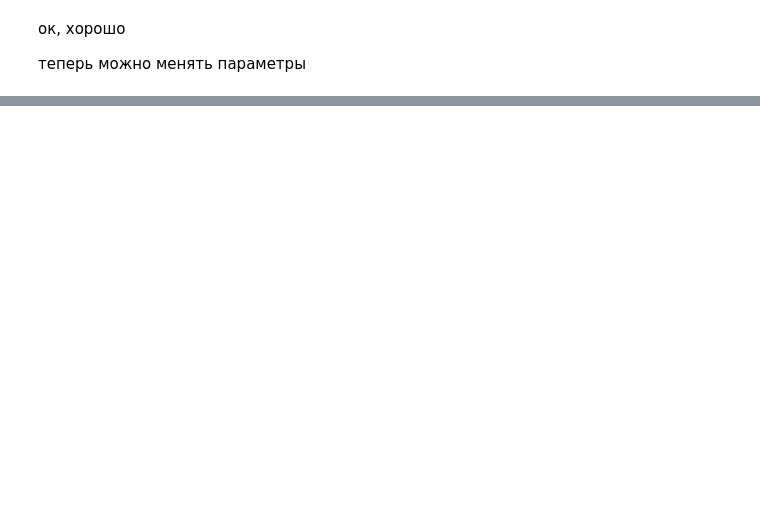
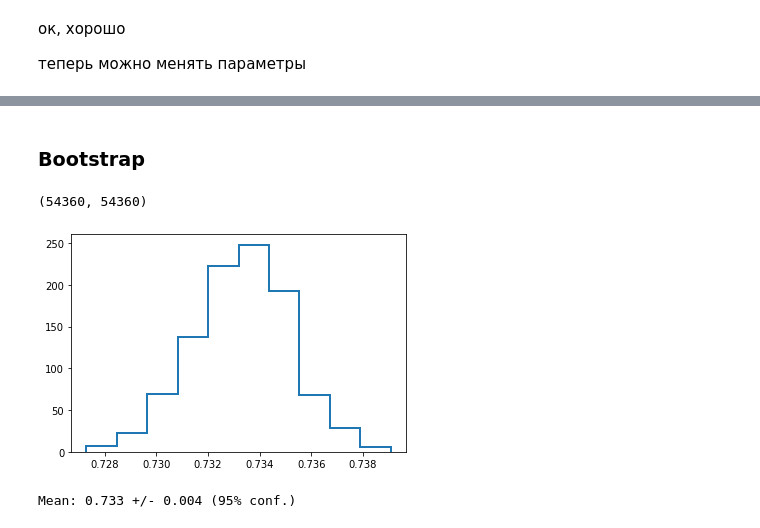
Before and after one commit to comptechaug/textaug, a Jupyter notebook: notebooks/Word2Vec/Word2Vec_Line.ipynb, the cells around one changed output, grey strips where cells are left out. Drawn from its saved outputs; the diff is of its cells as text; code cells hidden in the pictures; blank space fills up the shorter version.

```diff
--- a/notebooks/Word2Vec/Word2Vec_Line.ipynb
+++ b/notebooks/Word2Vec/Word2Vec_Line.ipynb
@@ -350,5 +397,5 @@ from sklearn.model_selection import GridSearchCV
 # %%
-gs = GridSearchCV(clf, {'C': [1.25, 1.35]}, cv=2, verbose=1)
+gs = RandomizedSearchCV(clf, {'C': [0.8, 0.9, 1., 1.1, 1.2, 1.25, 1.35, 1.4]}, cv=2, verbose=1)
 # %%
 gs.fit(X_vect_train, y_train)
 # %% [output]
@@ -383,0 +433,10 @@ f1_score(y_pred, y_test)
+# %% [markdown]
+### Bootstrap
+# %%
+len(y_pred), len(y_test)
+# %% [output]
+(54360, 54360)
+# %%
+answers = (y_pred == y_test.values)
+# %%
+means = np.array([np.mean( answers[ np.random.randint(len(answers), size=len(answers)) ] ) for _ in range(1000)])
@@ -383,0 +446,8 @@ f1_score(y_pred, y_test)
+# %%
+plt.hist(means, histtype='step', lw=2);
+# %% [output]
+[figure, added]
+# %%
+print(f'Mean: {means.mean():.3f} +/- {means.std()*2:.3f} (95% conf.)')
+# %% [output]
+Mean: 0.733 +/- 0.004 (95% conf.)
```
Also changed, not shown: parts of 26 cells of this notebook, 1 other file.
